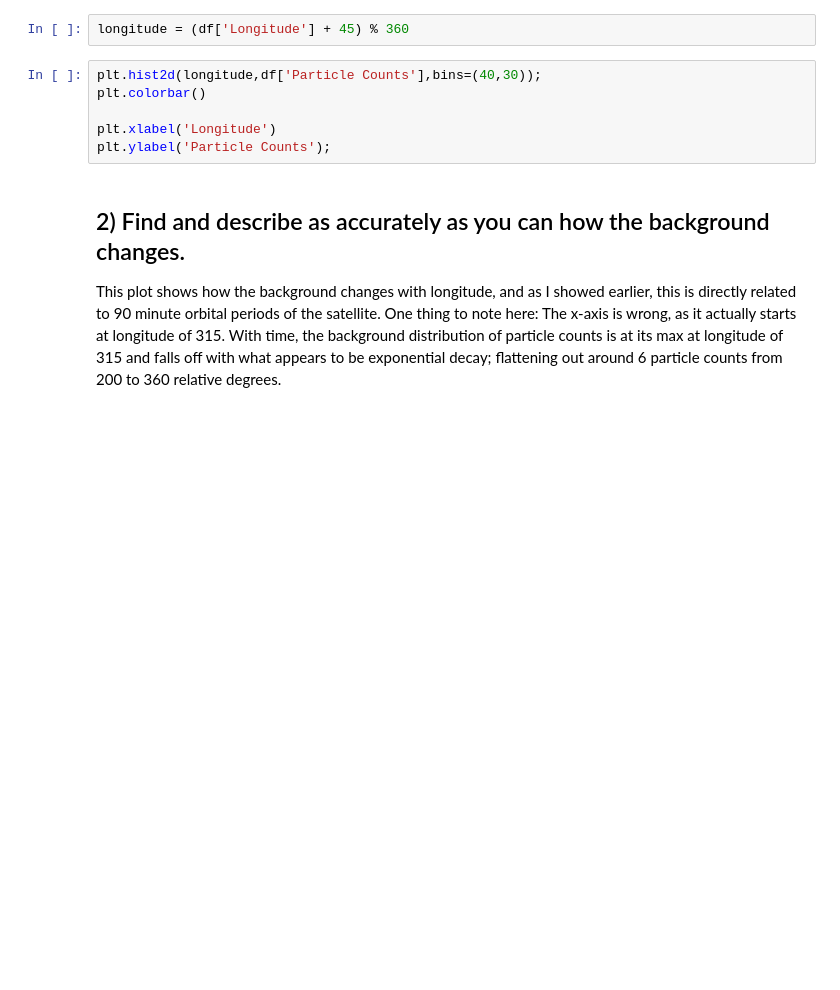
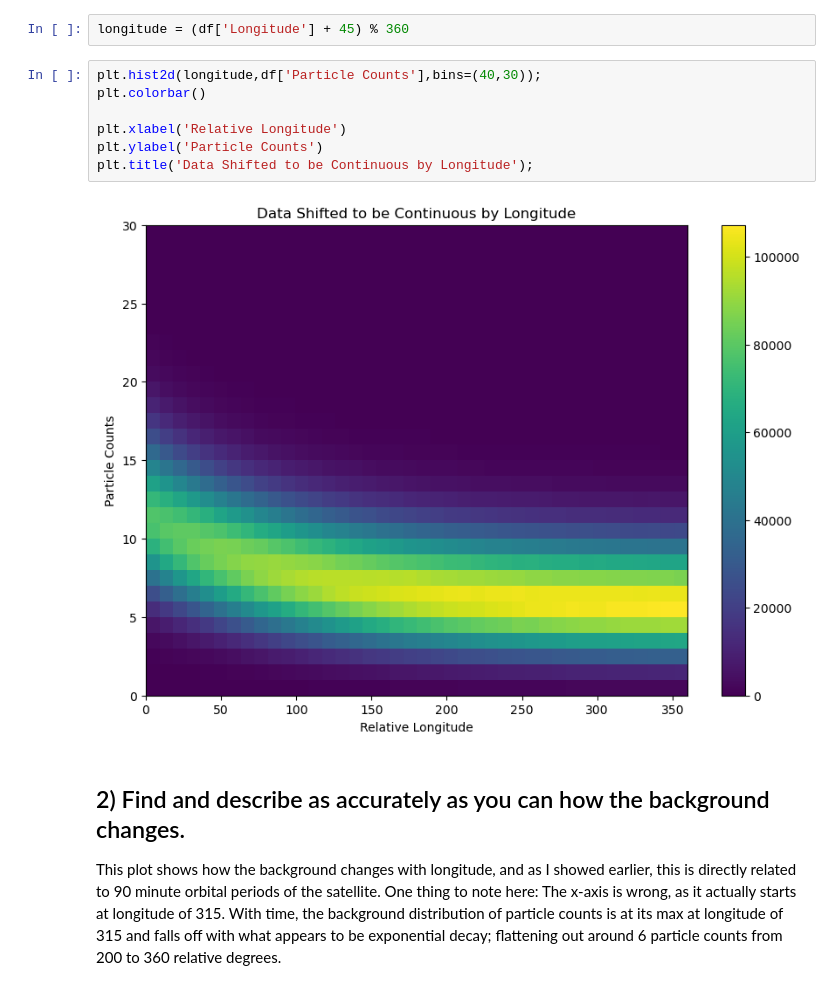
Before and after one commit to afspicciati/Phys-434, a Jupyter notebook: Lab4.ipynb, the cells around one changed output. Saved outputs shown, nothing was run; the diff lists cells and outputs as text; blank space fills up the shorter version.

```diff
--- a/Lab4.ipynb
+++ b/Lab4.ipynb
@@ -122,9 +128,12 @@ longitude = (df['Longitude'] + 45) % 360
 # %%
 plt.hist2d(longitude,df['Particle Counts'],bins=(40,30));
 plt.colorbar()
 
-plt.xlabel('Longitude')
-plt.ylabel('Particle Counts');
+plt.xlabel('Relative Longitude')
+plt.ylabel('Particle Counts')
+plt.title('Data Shifted to be Continuous by Longitude');
+# %% [output]
+[figure, added]
 # %% [markdown]
 ## 2) Find and describe as accurately as you can how the background changes.
 
```
Also changed, not shown: parts of 65 cells of this notebook, 2 other files.
